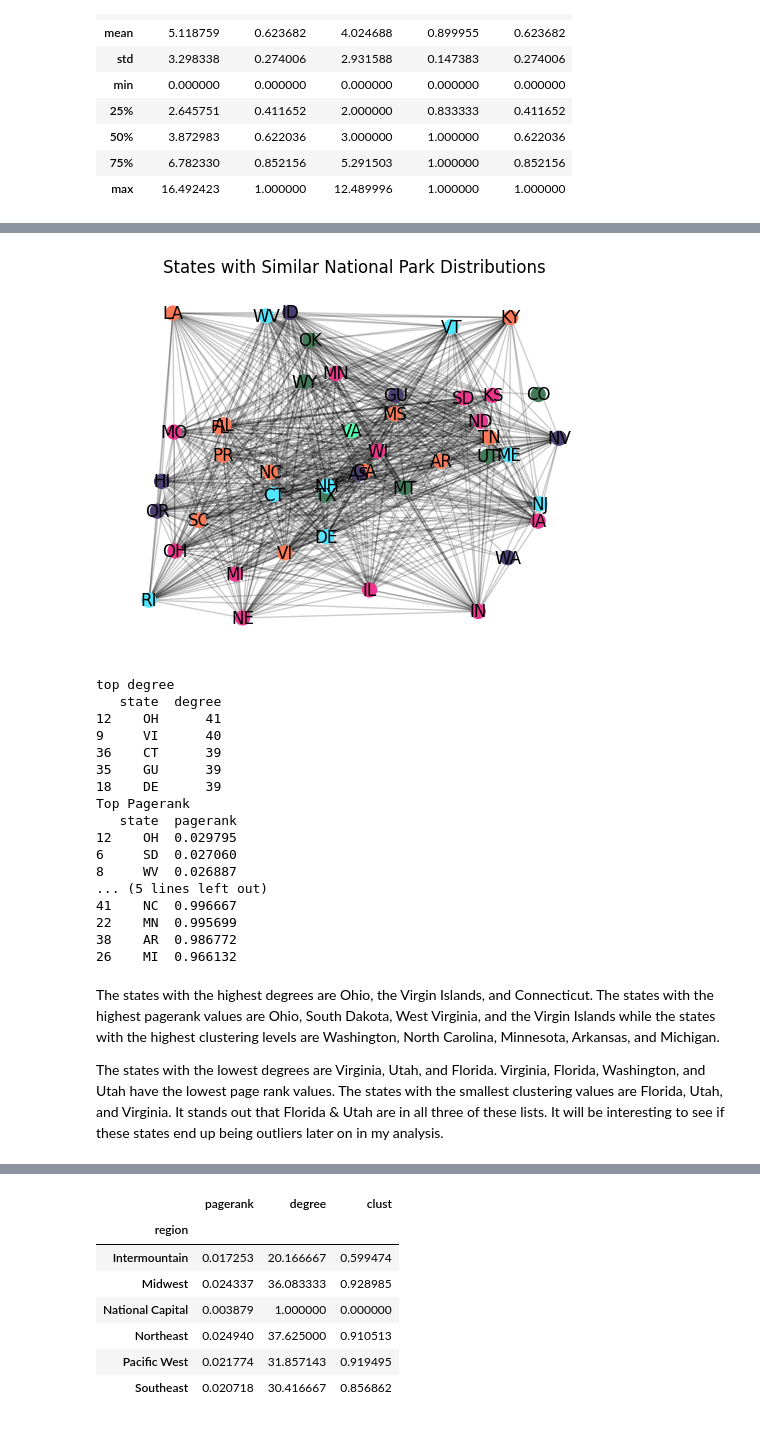
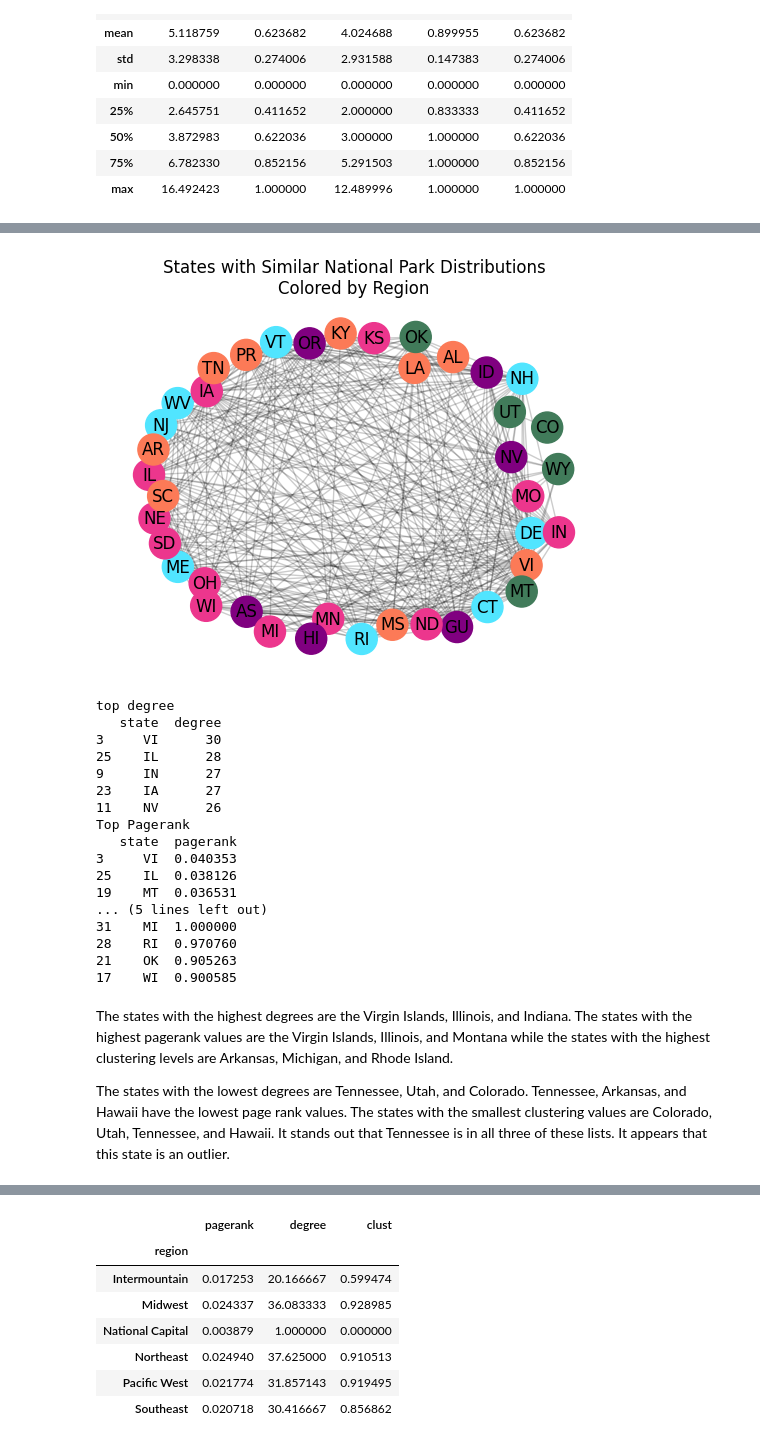
Before and after one commit to scmcqueen/NationalParksDataMining, a Jupyter notebook: state_similarity.ipynb, the cells around one changed output, grey strips where cells are left out. Drawn from its saved outputs; the diff is of its cells as text; code cells hidden in the pictures.

Commit message:
update graph

```diff
--- a/state_similarity.ipynb
+++ b/state_similarity.ipynb
@@ -582,35 +598,35 @@ _ = plt.title('Euclidean Distance of Park Distributions')
 rec_node_list = park_distribution.copy()
 rec_node_list['state1']=rec_node_list['state'].apply(lambda x: list(x)[0])
 rec_node_list['state2']=rec_node_list['state'].apply(lambda x: list(x)[1])
-rec_node_list=rec_node_list[rec_node_list.euclidean < 3.872983]
+rec_node_list=rec_node_list[rec_node_list.euclidean < 2.645751]
 # %%
 # read the graph in
 G = nx.from_pandas_edgelist(rec_node_list,'state1','state2','euclidean')
 # %%
 # map state to region, for coloring purposes
 state_to_region = visit_data.set_index('state_2')[['Region']].T.to_dict()
 # create color map
 colors = {'Alaska':'#1F2041',
  'Intermountain ':'#417B5A',
  'Midwest ':'#EC368D',
  'National Capital ':'#50FFB1',
  'Northeast ':'#51E5FF',
- 'Pacific West ':'#4B3F72',
+ 'Pacific West ':'purple',
  'Southeast ':'#FC7A57'}
 # get nodes & assign colors
 nodes = G.nodes()
 colors = [colors[state_to_region[n]["Region"]] for n in nodes]
 # draw
 #pos = nx.random_layout(G,seed=78)
-pos = nx.random_layout(G,seed=8)
+pos = nx.spring_layout(G,k=35/np.sqrt(G.number_of_nodes()))
 ec = nx.draw_networkx_edges(G, pos, alpha=0.2)
-nc = nx.draw_networkx_nodes(G, pos, nodelist=nodes, node_color=colors, node_size=100)
+nc = nx.draw_networkx_nodes(G, pos, nodelist=nodes, node_color=colors, node_size=500)
 lb = nx.draw_networkx_labels(G,pos)
-plt.title('States with Similar National Park Distributions')
+plt.title('States with Similar National Park Distributions\nColored by Region')
 plt.axis('off')
 plt.show()
 # %% [output]
-[figure, old version]
+[figure, new version]
 # %%
 # create dataframe with node info
 node_info = pd.DataFrame.from_dict(dict(nx.degree(G)),orient='index').reset_index()
@@ -632,26 +648,26 @@ print(node_info.sort_values('clust',ascending=False).head(5)[['state','clust']])
 # %% [output]
 top degree
    state  degree
-12    OH      41
-9     VI      40
-36    CT      39
-35    GU      39
-18    DE      39
+3     VI      30
+25    IL      28
+9     IN      27
+23    IA      27
+11    NV      26
 Top Pagerank
    state  pagerank
-12    OH  0.029795
-6     SD  0.027060
-8     WV  0.026887
+3     VI  0.040353
+25    IL  0.038126
+19    MT  0.036531
 ... (5 lines left out)
-41    NC  0.996667
-22    MN  0.995699
-38    AR  0.986772
-26    MI  0.966132
+31    MI  1.000000
+28    RI  0.970760
+21    OK  0.905263
+17    WI  0.900585
 # %% [markdown]
-The states with the highest degrees are Ohio, the Virgin Islands, and Connecticut. The states with the highest pagerank values are Ohio, South Dakota, West Virginia, and the Virgin Islands while the states with the highest clustering levels are Washington, North Carolina, Minnesota, Arkansas, and Michigan.
+The states with the highest degrees are the Virgin Islands, Illinois, and Indiana. The states with the highest pagerank values are the Virgin Islands, Illinois, and Montana while the states with the highest clustering levels are Arkansas, Michigan, and Rhode Island.
 
-The states with the lowest degrees are Virginia, Utah, and Florida. Virginia, Florida, Washington, and Utah have the lowest page rank values. The states with the smallest clustering values are Florida, Utah, and Virginia.
-It stands out that Florida & Utah are in all three of these lists. It will be interesting to see if these states end up being outliers later on in my analysis.
+The states with the lowest degrees are Tennessee, Utah, and Colorado. Tennessee, Arkansas, and Hawaii have the lowest page rank values. The states with the smallest clustering values are Colorado, Utah, Tennessee, and Hawaii.
+It stands out that Tennessee is in all three of these lists. It appears that this state is an outlier.
 # %%
 # top degree
 print('Lowest degree')
```
Also changed, not shown: parts of 6 cells of this notebook.
